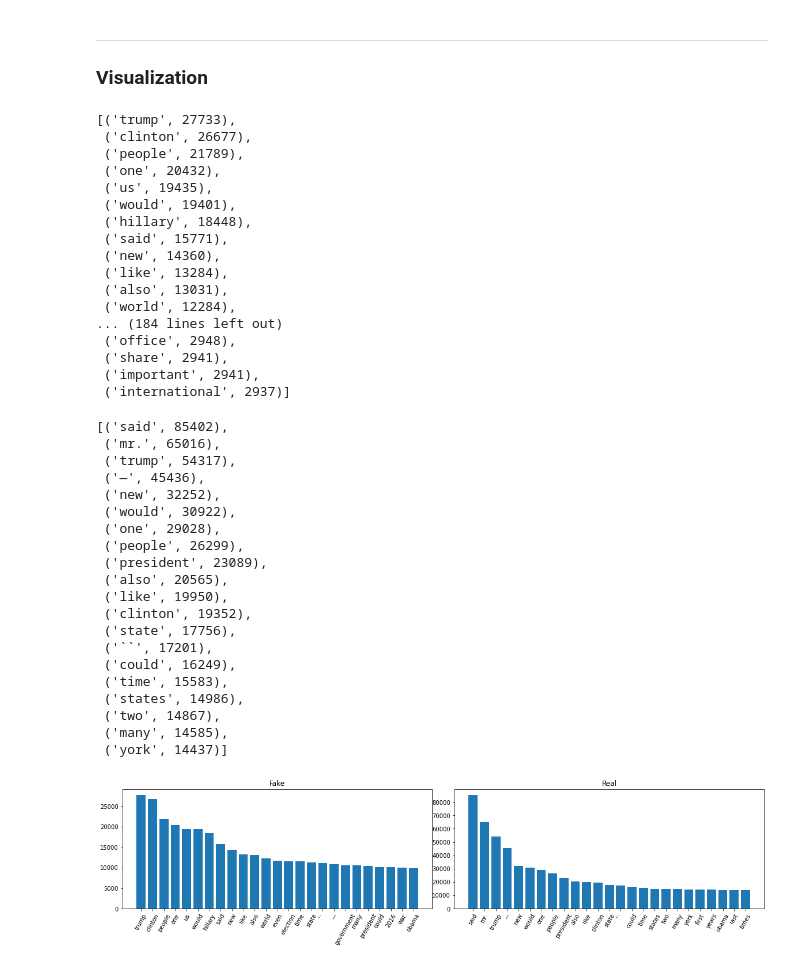
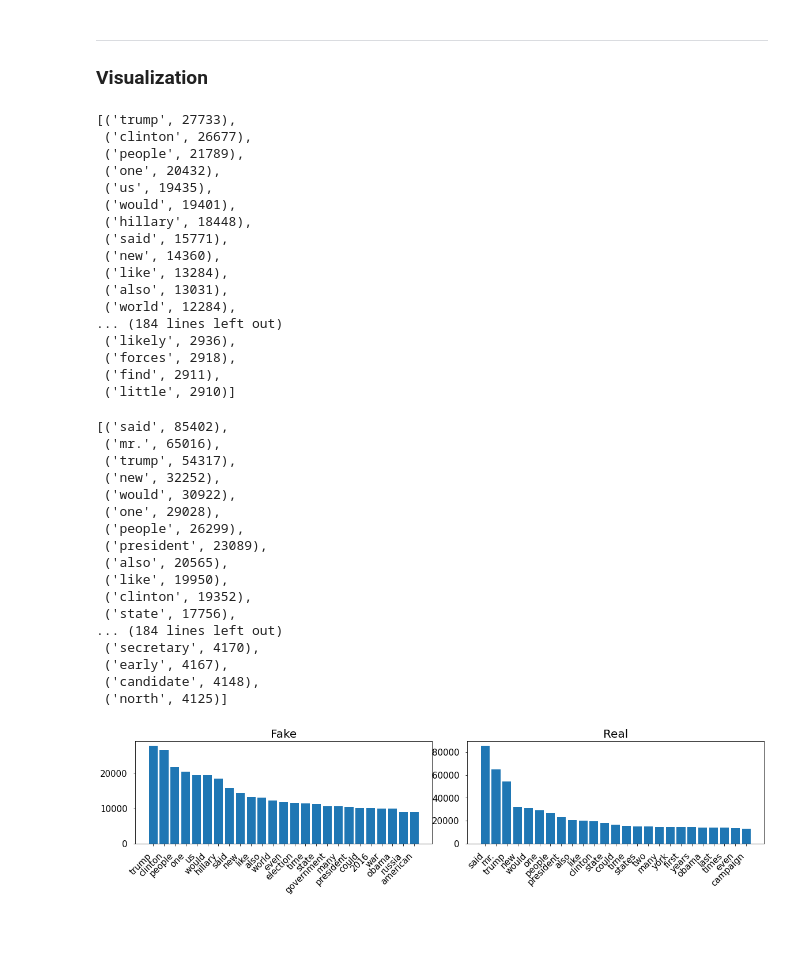
Before and after one commit to grassynull0/fake_news, a Jupyter notebook: NLP_modeling.ipynb, the cells around one changed output. Cells and saved outputs as stored; diff of their text form; code cells hidden in the pictures; blank space fills up the shorter version.

```diff
--- a/NLP_modeling.ipynb
+++ b/NLP_modeling.ipynb
@@ -65,0 +64,8 @@ main
+# %%
+# Importing stop words and punctuations to remove from text
+import string
+from nltk.corpus import stopwords
+
+stopwords = stopwords.words('english')
+stopwords += list(string.punctuation)
+stopwords += ['’', '“', '”', '–', "'s", "''", '—', '``', '‘', '``']
@@ -333,6 +311,13 @@ accuracy_score(y_test, ypred)
 # %% [markdown]
 ---
 ### Visualization
+# %%
+import string
+from nltk.corpus import stopwords
+
+stopwords = stopwords.words('english')
+stopwords += list(string.punctuation)
+stopwords += ['’', '“', '”', '–', "'s", "''", '—', '``', '‘', '``', '‘', 'в', "n't"]
 # %%
 freq_fake = main[main['label']==1]
 freq_real = main[main['label']==0]
@@ -369,17 +354,16 @@ fake_freq.most_common(200)
  ('also', 13031),
  ('world', 12284),
 ... (184 lines left out)
- ('office', 2948),
- ('share', 2941),
- ('important', 2941),
- ('international', 2937)]
+ ('likely', 2936),
+ ('forces', 2918),
+ ('find', 2911),
+ ('little', 2910)]
 # %%
-real_freq.most_common(20)
+real_freq.most_common(200)
 # %% [output]
 [('said', 85402),
  ('mr.', 65016),
  ('trump', 54317),
- ('—', 45436),
  ('new', 32252),
  ('would', 30922),
  ('one', 29028),
@@ -389,13 +373,11 @@ real_freq.most_common(20)
  ('like', 19950),
  ('clinton', 19352),
  ('state', 17756),
- ('``', 17201),
- ('could', 16249),
- ('time', 15583),
- ('states', 14986),
- ('two', 14867),
- ('many', 14585),
- ('york', 14437)]
+... (184 lines left out)
+ ('secretary', 4170),
+ ('early', 4167),
+ ('candidate', 4148),
+ ('north', 4125)]
 # %%
 fake_bar_counts = [x[1] for x in fake_freq.most_common(25)]
 fake_bar_words = [x[0] for x in fake_freq.most_common(25)]
@@ -405,27 +387,29 @@ real_bar_words = [x[0] for x in real_freq.most_common(25)]
 # %%
 new_figure = plt.figure(figsize=(16,4))
 
 ax = new_figure.add_subplot(121)
 ax2 = new_figure.add_subplot(122)
 
 # Generate a line plot on first axes
 ax.bar(fake_bar_words, fake_bar_counts)
 # ax.plot(colormap='PRGn')
 
 # Draw a scatter plot on 2nd axes
 ax2.bar(real_bar_words, real_bar_counts)
 
-ax.title.set_text('Fake')
-ax2.title.set_text('Real')
+ax.set_title('Fake', fontsize=20)
+ax2.set_title('Real', fontsize=20)
 
-for ax in new_figure.axes:
-    plt.sca(ax)
-    plt.xticks(rotation=60)
+
+plt.setp(ax.get_xticklabels(), ha="right", rotation=45)
+plt.setp(ax2.get_xticklabels(), ha="right", rotation=45)
+ax.tick_params(labelsize=15, pad=10)
+ax2.tick_params(labelsize=15, pad=10)
 
 plt.tight_layout(pad=0)
 
-# plt.savefig('word count bar graphs.png')
+plt.savefig('word_count_bar_graphs.png')
 
 plt.show()
 # %% [output]
-[figure, old version]
+[figure, new version]
```
Also changed, not shown: parts of 39 cells of this notebook.
